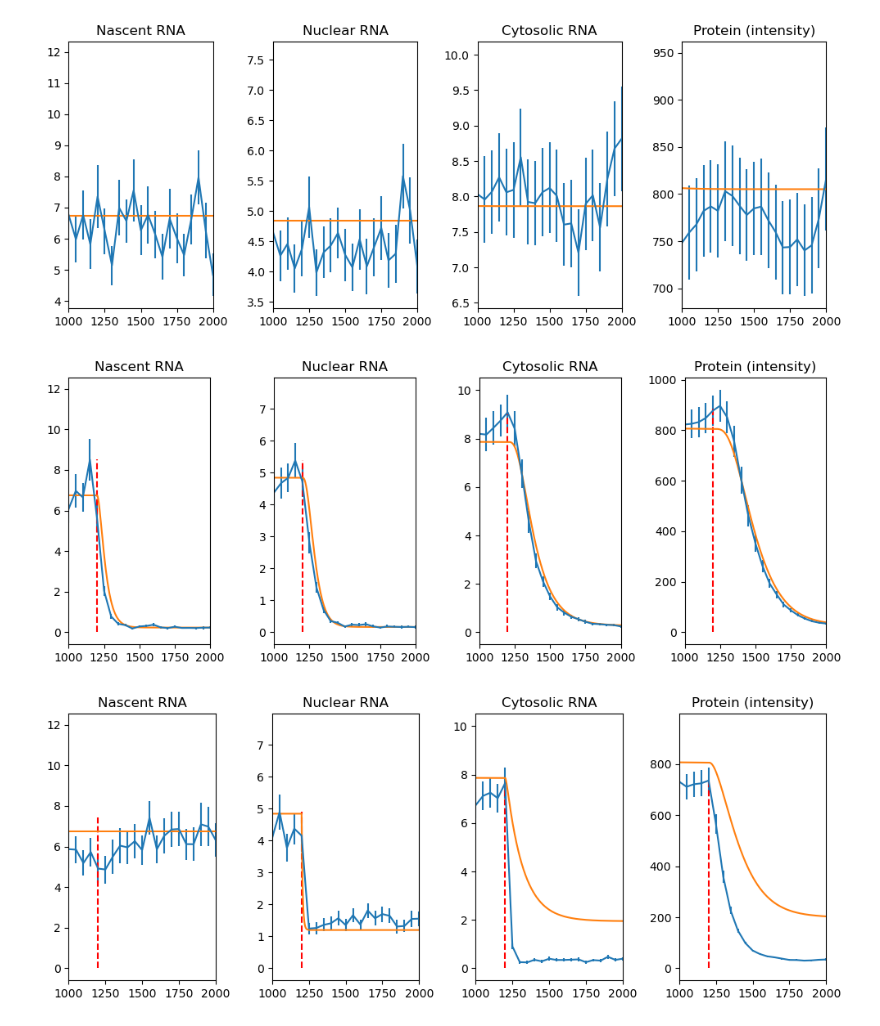
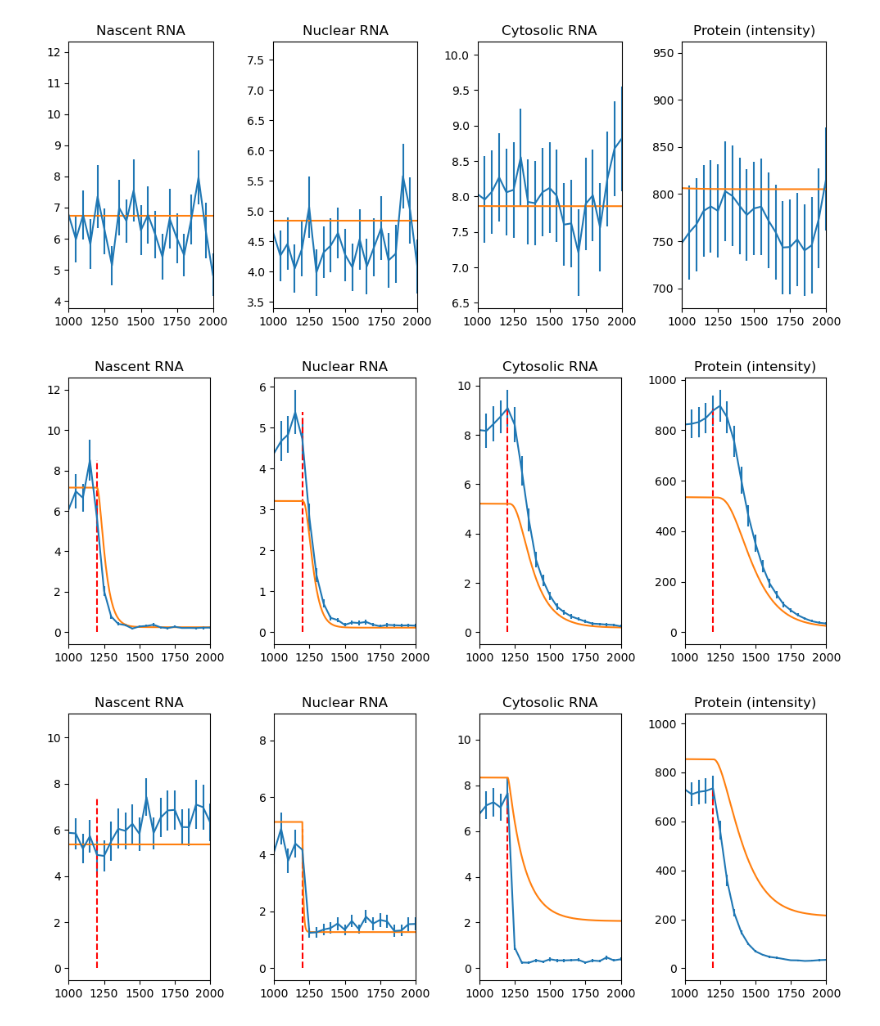
Before and after one commit to Munsky/UQbio2024_Team4, a Jupyter notebook: Pilar_model.ipynb, the cells around one changed output. Cells and saved outputs as stored; diff of their text form; code cells hidden in the pictures.

```diff
--- a/Pilar_model.ipynb
+++ b/Pilar_model.ipynb
@@ -451,42 +451,49 @@ def W(x, t, pars, di, ti):
 
 # Parameters
 pars = {
+    'k1': 0.05/3.7, 'k2': 0.15/4, 'k3': 2.7/4, 'k4': 0.1/4, 'k5': 0.125/3,
+    'k6': (0.01/4)*5.6, 'k7': (0.00575/4)*6, 'k8': (0.24/4)*16, 'k9': (0.0025/4)*15}
+
+"""
+pars = {
     'k1': 0.05/4, 'k2': 0.15/4, 'k3': 2.7/4, 'k4': 0.1/4, 'k5': 0.125/6,
     'k6': (0.01/4)*5.6, 'k7': (0.00575/4)*6, 'k8': (0.24/4)*16, 'k9': (0.0025/4)*15}
+    """
+
 #k1 = gene activation rate
 #k2 = gene deactivation rate
 #k3 = nascent RNA synthesis rate
 #k4 = mature mRNA synthesis rate
 #k5 = mRNA nuclear degradation rate
 #k6 = mRNA transport rate
 #k7 = mRNA cytoplasmic degradation rate
 #k8 = mRNA cytoplasmic translation rate
 #k9 = protein degradation rate
 
 # Initial conditions
 x0 = np.array([1, 0, 7, 5, 8, 750])
 #x0 = gene (DNA) ON
 #x1 = gene (DNA) OFF
 #x2 = nascent RNA
 #x3 = mRNA nuclei
 #x4 = mRNA cytoplasm
 #x5 = protein
 
 # Drug concentrations and application times
 di = [0, 0, 1000,0, 0] #this means 2,4,6,7,10 drugs
 ti = [1200, 1200, 1200, 1200, 1200]
 
 # Species dictionary - for plotting
 #this is the order of the species in the x0 array above
 speciesDict = {'Nascent': 2, 'Nuclear': 3, 'Cytoplasmic': 4, 'Protein': 5}
 
 # Path to data
 pathName = "TrueData"
 drugNumber = 6 # 0 for no drug, 1 for drug 1, 2 for drug 2
 
 compare_model_to_data(pars, di, ti, x0, drugNumber, speciesDict, path=pathName, model='ODE', ntraj=10)
 # %% [output]
-[figure, old version]
+[figure, new version]
 # %%
 # DRUG 7
 
@@ -507,7 +514,7 @@ drugNumber = 7 # 0 for no drug, 1 for drug 1, 2 for drug 2, etc
 
 compare_model_to_data(pars, di, ti, x0, drugNumber, speciesDict, path=pathName, model='ODE', ntraj=10)
 # %% [output]
-[figure, old version]
+[figure, new version]
 # %%
 #DRUG 2 AFFECTS TRANSPORT TO CYTOPLASM
 
```
Also changed, not shown: parts of 3 cells of this notebook.
